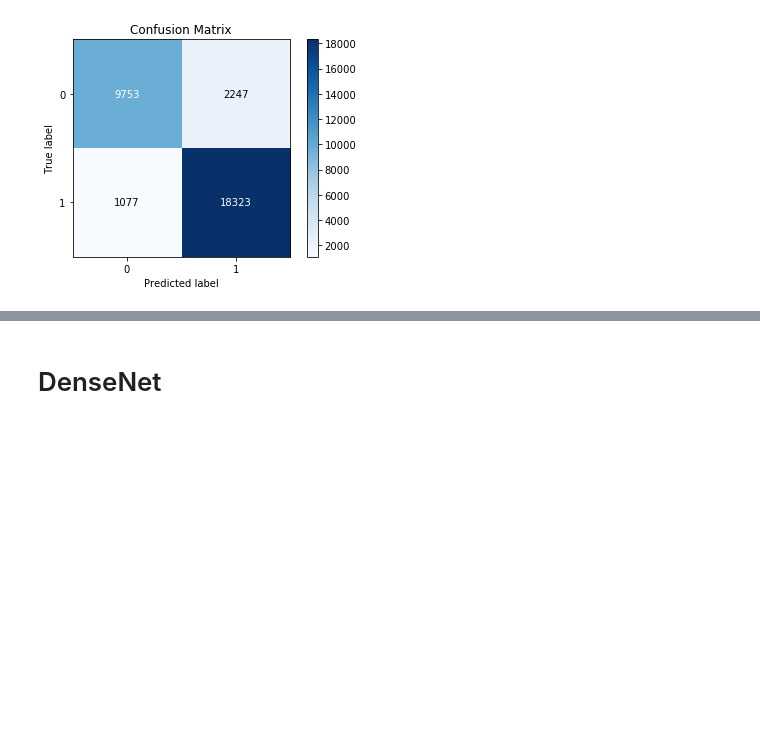
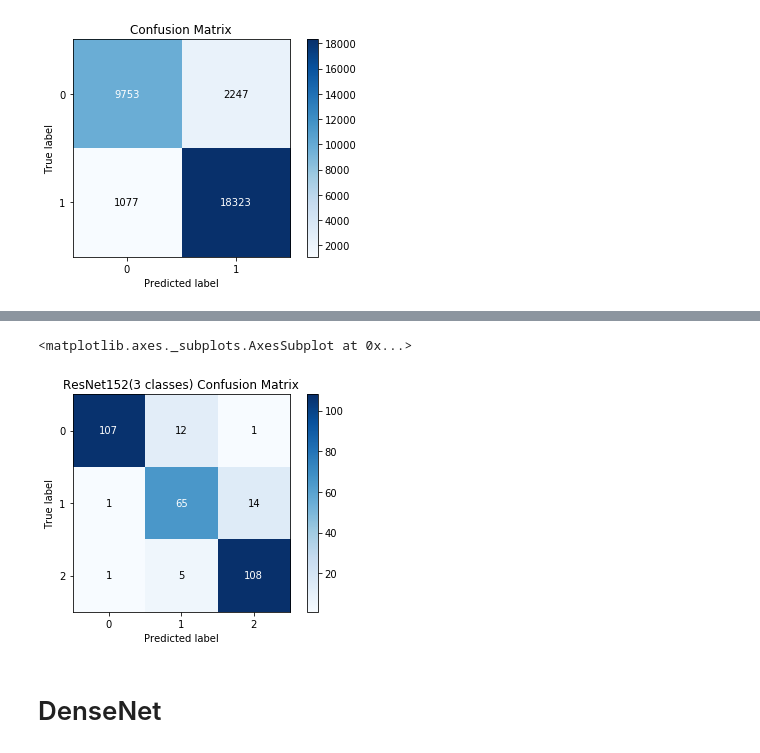
Before and after one commit to zyy2929/DeepLearningForMedicine, a Jupyter notebook: Code/visualization_results.ipynb, the cells around one changed output, grey strips where cells are left out. Saved outputs shown, nothing was run; the diff lists cells and outputs as text; code cells hidden in the pictures; blank space fills up the shorter version.

```diff
--- a/Code/visualization_results.ipynb
+++ b/Code/visualization_results.ipynb
@@ -107,3 +166,8 @@ skplt.metrics.plot_confusion_matrix(res_true_labels, res_pred_labels)
+# %%
+skplt.metrics.plot_confusion_matrix(true_labels, pred_labels, title = 'ResNet152(3 classes) Confusion Matrix')
+# %% [output]
+<matplotlib.axes._subplots.AxesSubplot at 0x...>
+[figure, added]
 # %% [markdown]
 # DenseNet
 # %%
```
Also changed, not shown: parts of 21 cells of this notebook.
